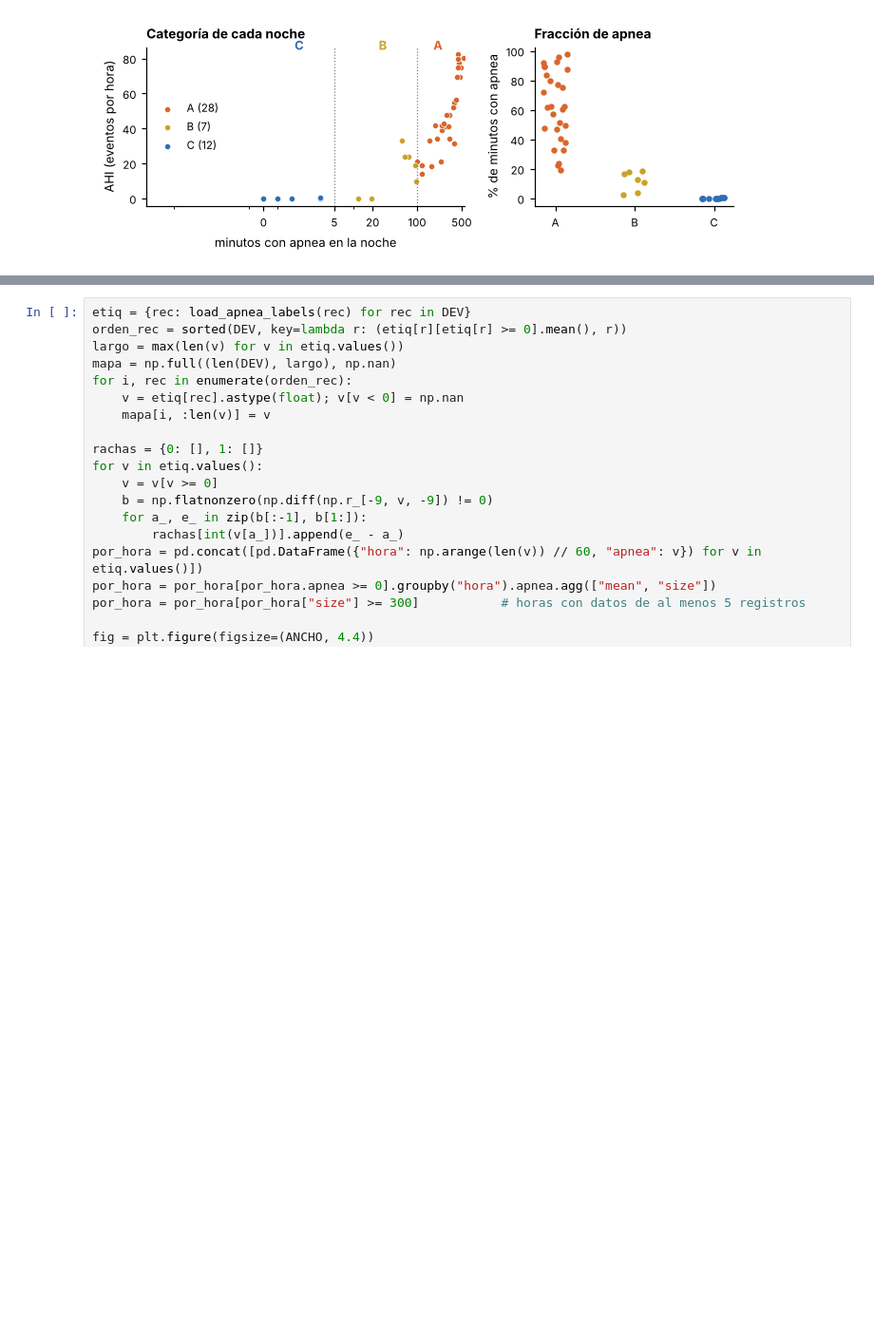
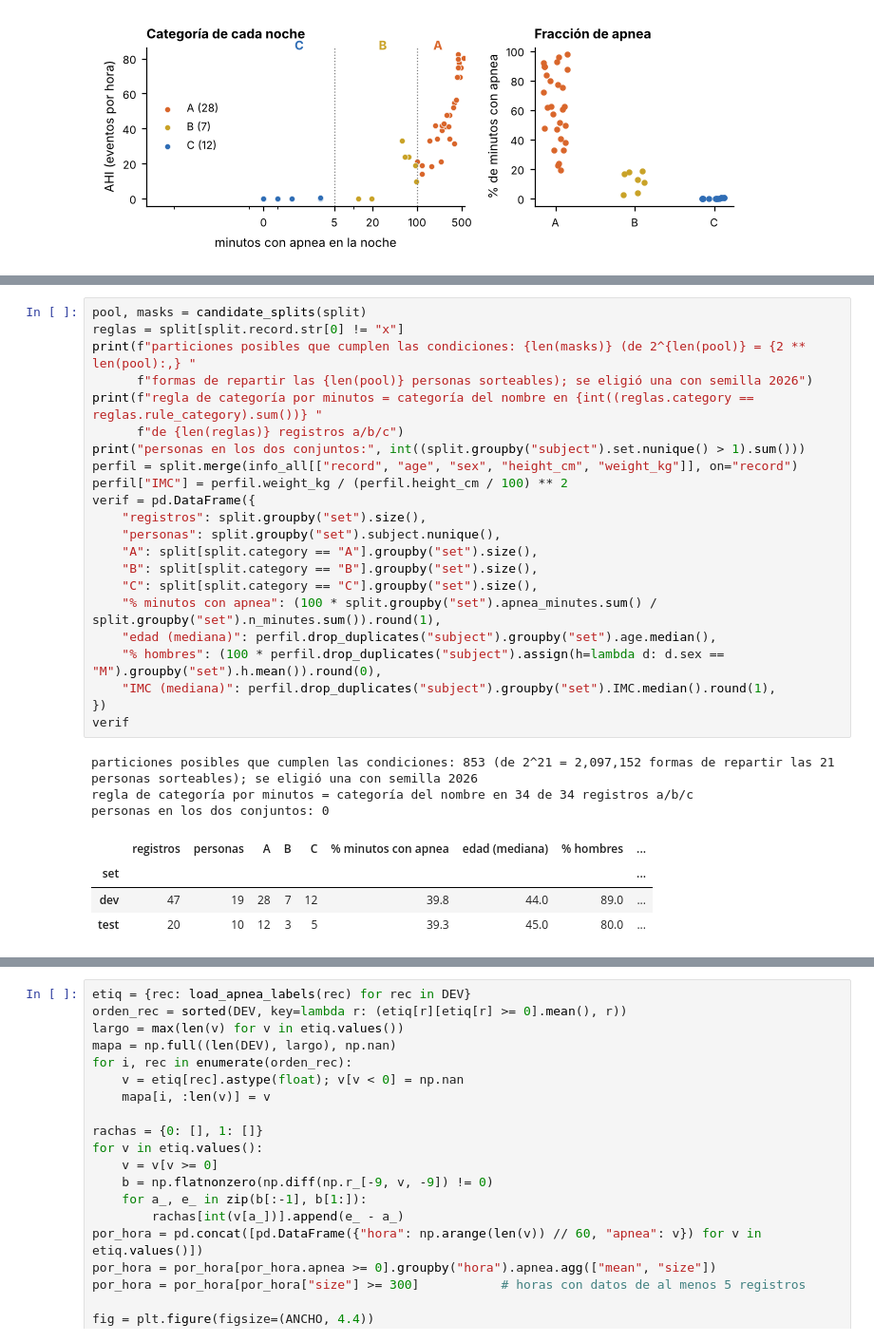
Before and after one commit to afrateitba/PSIB2026Q2-TPS-Grupo08-Frate-Tenca-Weizman, a Jupyter notebook: notebooks/01_base_y_exploracion.ipynb, the cells around one changed output, grey strips where cells are left out. Shown at 95% size. Cells and saved outputs as stored; diff of their text form; blank space fills up the shorter version.

```diff
--- a/notebooks/01_base_y_exploracion.ipynb
+++ b/notebooks/01_base_y_exploracion.ipynb
@@ -118 +237,31 @@ La base no identifica a las personas, pero hay registros de la misma persona en
+# %%
+pool, masks = candidate_splits(split)
+reglas = split[split.record.str[0] != "x"]
+print(f"particiones posibles que cumplen las condiciones: {len(masks)} (de 2^{len(pool)} = {2 ** len(pool):,} "
+      f"formas de repartir las {len(pool)} personas sorteables); se eligió una con semilla 2026")
+print(f"regla de categoría por minutos = categoría del nombre en {int((reglas.category == reglas.rule_category).sum())} "
+      f"de {len(reglas)} registros a/b/c")
+print("personas en los dos conjuntos:", int((split.groupby("subject").set.nunique() > 1).sum()))
+perfil = split.merge(info_all[["record", "age", "sex", "height_cm", "weight_kg"]], on="record")
+perfil["IMC"] = perfil.weight_kg / (perfil.height_cm / 100) ** 2
+verif = pd.DataFrame({
+    "registros": split.groupby("set").size(),
+    "personas": split.groupby("set").subject.nunique(),
+    "A": split[split.category == "A"].groupby("set").size(),
+    "B": split[split.category == "B"].groupby("set").size(),
+    "C": split[split.category == "C"].groupby("set").size(),
+    "% minutos con apnea": (100 * split.groupby("set").apnea_minutes.sum() / split.groupby("set").n_minutes.sum()).round(1),
+    "edad (mediana)": perfil.drop_duplicates("subject").groupby("set").age.median(),
+    "% hombres": (100 * perfil.drop_duplicates("subject").assign(h=lambda d: d.sex == "M").groupby("set").h.mean()).round(0),
+    "IMC (mediana)": perfil.drop_duplicates("subject").groupby("set").IMC.median().round(1),
+})
+verif
+# %% [output]
+particiones posibles que cumplen las condiciones: 853 (de 2^21 = 2,097,152 formas de repartir las 21 personas sorteables); se eligió una con semilla 2026
+regla de categoría por minutos = categoría del nombre en 34 de 34 registros a/b/c
+personas en los dos conjuntos: 0
+|  | registros | personas | A | B | C | % minutos con apnea | edad (mediana) | % hombres | ... |
+| set |  |  |  |  |  |  |  |  | ... |
+| dev | 47 | 19 | 28 | 7 | 12 | 39.8 | 44.0 | 89.0 | ... |
+| test | 20 | 10 | 12 | 3 | 5 | 39.3 | 45.0 | 80.0 | ... |
 # %% [markdown]
```
Also changed, not shown: parts of 13 cells of this notebook, 5 other files.
